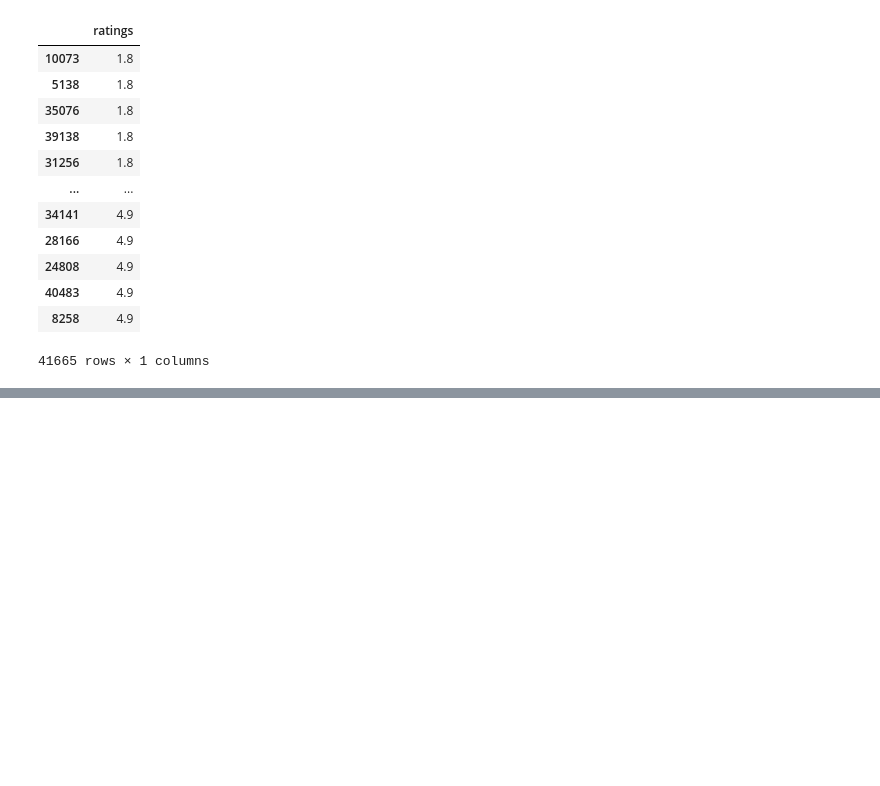
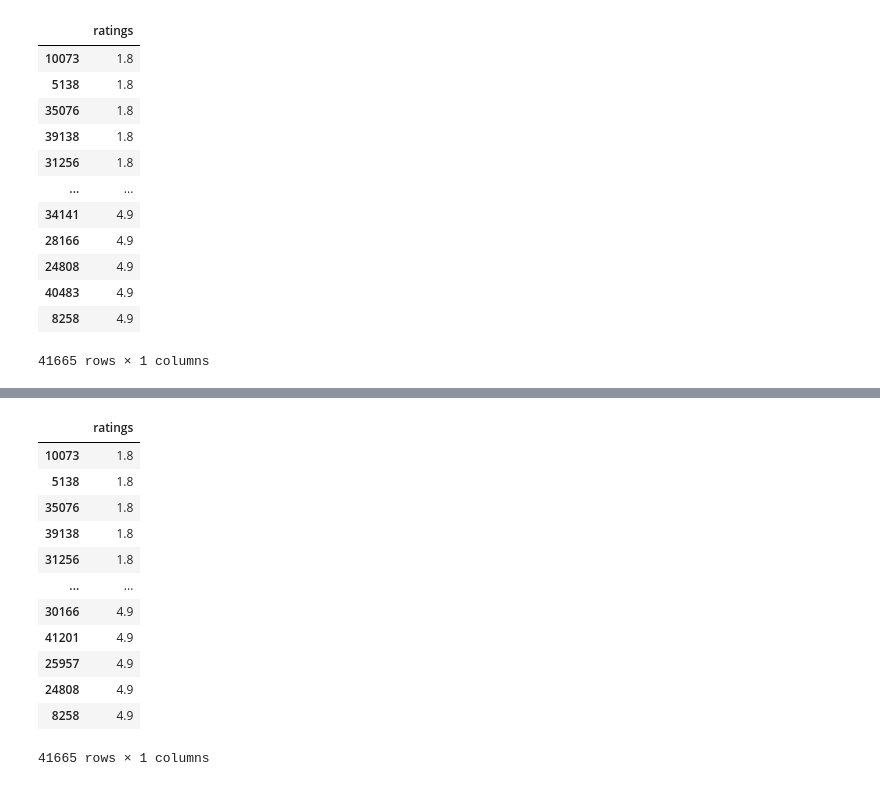
Before and after one commit to harshlohani/zomato-analysis, a Jupyter notebook: zomato_bengaluru.ipynb, the cells around one changed output, grey strips where cells are left out. Saved outputs shown, nothing was run; the diff lists cells and outputs as text; code cells hidden in the pictures; blank space fills up the shorter version.

```diff
--- a/zomato_bengaluru.ipynb
+++ b/zomato_bengaluru.ipynb
@@ -156,0 +153,4 @@ pandas.core.frame.DataFrame
+# %%
+rate_df = pd.DataFrame(rate_df, columns=['ratings'])
+rate_df
+type(rate_df)
@@ -164,3 +189,19 @@ type(rate_df)
+# %%
+rate_df
+# %% [output]
+|  | ratings |
+| 10073 | 1.8 |
+| 5138 | 1.8 |
+| 35076 | 1.8 |
+| 39138 | 1.8 |
+| 31256 | 1.8 |
+| ... | ... |
+| 30166 | 4.9 |
+| 41201 | 4.9 |
+| 25957 | 4.9 |
+| 24808 | 4.9 |
+| 8258 | 4.9 |
+41665 rows × 1 columns
 # %%
 for ratings in rate_df:
     print(rate_df[ratings].unique())
```
Also changed, not shown: parts of 11 cells of this notebook.
